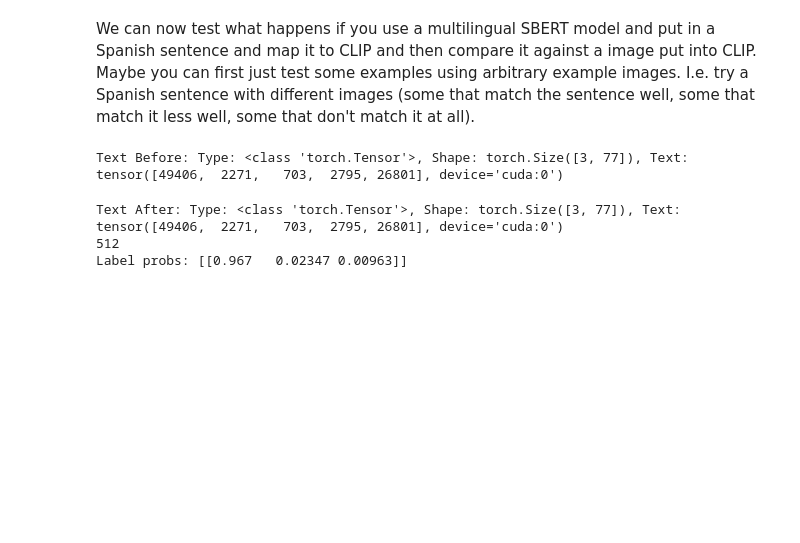
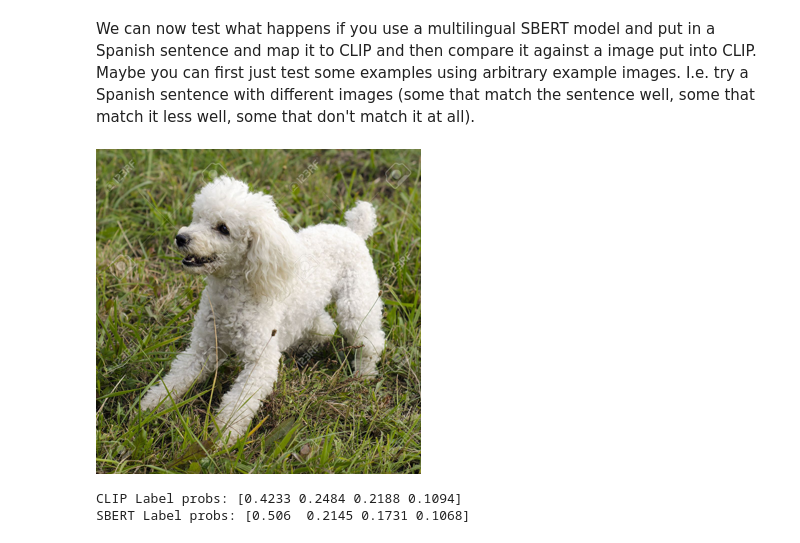
Before and after one commit to ancordovag/SCLIP, a Jupyter notebook: multilingual.ipynb, the cells around one changed output. Drawn from its saved outputs; the diff is of its cells as text; code cells hidden in the pictures; blank space fills up the shorter version.

```diff
--- a/multilingual.ipynb
+++ b/multilingual.ipynb
@@ -13,8 +17,11 @@ sbert_model = SentenceTransformer('distiluse-base-multilingual-cased-v1')
 # %%
-clip_model, preprocess = clip.load("ViT-B/32", device=device)
-image = preprocess(Image.open("imgs/poodle.jpg")).unsqueeze(0).to(device)
-text = clip.tokenize(spanish_sentences).to(device)
+im = Image.open("imgs/poodle.jpg")
+width, height = im.size
+new_width = int(width / 4)
+new_height = int(height / 4)
+image = preprocess(im).unsqueeze(0).to(device)
-# %%
-print("Text Before: Type: {}, Shape: {}, Text: {}".format(type(text), text.shape, text[0][:5]))
-# %% [output]
-Text Before: Type: <class 'torch.Tensor'>, Shape: torch.Size([3, 77]), Text: tensor([49406,  2271,   703,  2795, 26801], device='cuda:0')
+# %%
+im = im.resize((new_width, new_height))
+im.show()
+# %% [output]
+[figure, added]
@@ -22,19 +55,16 @@ Text Before: Type: <class 'torch.Tensor'>, Shape: torch.Size([3, 77]), Text: ten
 with torch.no_grad():
     image_features = clip_model.encode_image(image)
     sbert_features = torch.from_numpy(sbert_model.encode(spanish_sentences))
+    sbert_features = sbert_to_clip(sbert_features).type(torch.float16)
     clip_features = clip_model.encode_text(text)
-    print("Text After: Type: {}, Shape: {}, Text: {}".format(type(text), text.shape, text[0][:5]))
-    logits_per_image, logits_per_text = clip_model(image, text)
-    probs = logits_per_image.softmax(dim=-1).cpu().numpy()
+    logits_image_clip, logits_text_clip = get_logits(image_features, clip_features)
+    logits_image_sbert, logits_text_sbert = get_logits(image_features, sbert_features)
+    probs_clip = logits_image_clip.softmax(dim=-1).cpu().numpy()
+    probs_sbert = logits_image_sbert.softmax(dim=-1).cpu().numpy()
 
-input_size = sbert_features.shape[1]
-print(input_size)
-PATH = "models/best_model.pt"
-model = SCLIPNN(input_size,850)
-model.load_state_dict(torch.load(PATH))
-model.eval()
-print("Label probs:", probs)  # prints: [[0.9927937  0.00421068 0.00299572]]
+
+print("CLIP Label probs:", probs_clip[0])
+print("SBERT Label probs:", probs_sbert[0]) # prints: [[0.9927937  0.00421068 0.00299572]]
 # %% [output]
-Text After: Type: <class 'torch.Tensor'>, Shape: torch.Size([3, 77]), Text: tensor([49406,  2271,   703,  2795, 26801], device='cuda:0')
-512
-Label probs: [[0.967   0.02347 0.00963]]
+CLIP Label probs: [0.4233 0.2484 0.2188 0.1094]
+SBERT Label probs: [0.506  0.2145 0.1731 0.1068]
```
Also changed, not shown: parts of 5 cells of this notebook, 1 other file.
